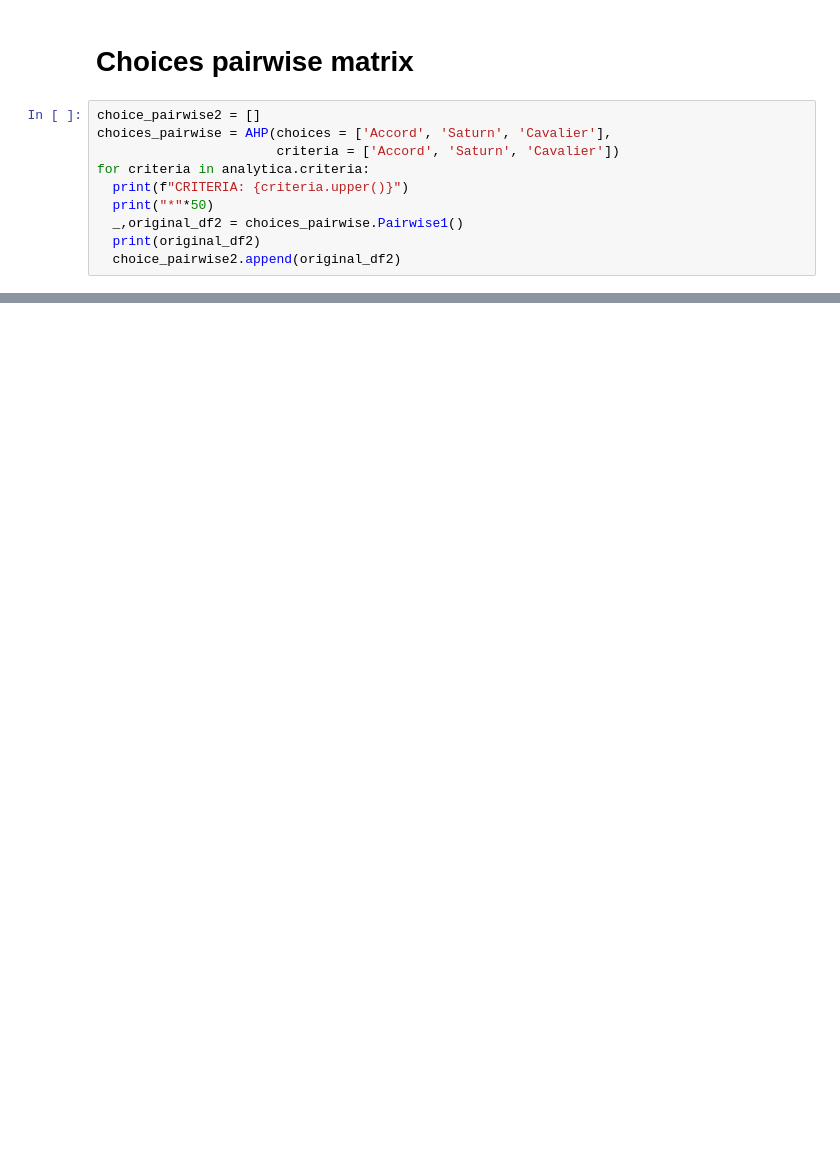
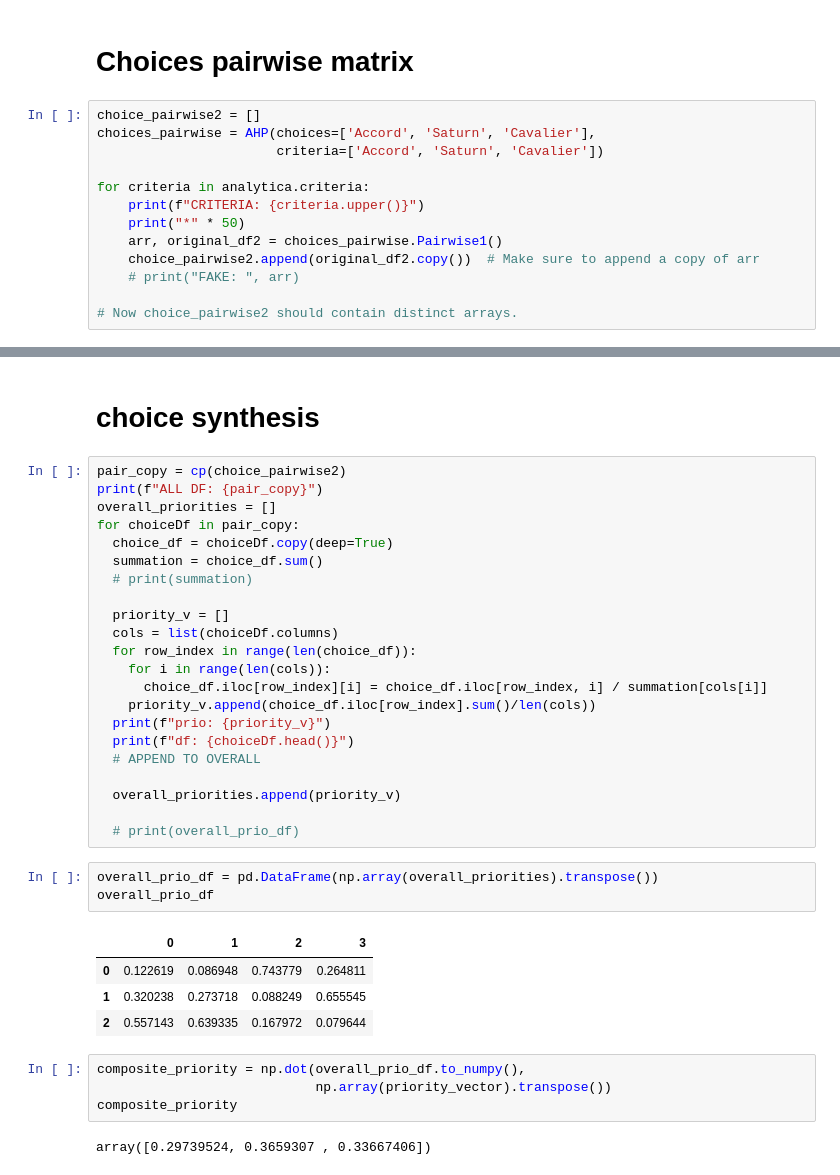
Before and after one commit to coldsober-irene/ASSIGNMENTS, a Jupyter notebook: AHP.ipynb, the cells around one changed output, grey strips where cells are left out. Cells and saved outputs as stored; diff of their text form; blank space fills up the shorter version.

```diff
--- a/AHP.ipynb
+++ b/AHP.ipynb
@@ -143,14 +140,17 @@ C_ratio
 # Choices pairwise matrix
 # %%
 choice_pairwise2 = []
-choices_pairwise = AHP(choices = ['Accord', 'Saturn', 'Cavalier'],
-                       criteria = ['Accord', 'Saturn', 'Cavalier'])
+choices_pairwise = AHP(choices=['Accord', 'Saturn', 'Cavalier'],
+                       criteria=['Accord', 'Saturn', 'Cavalier'])
+
 for criteria in analytica.criteria:
-  print(f"CRITERIA: {criteria.upper()}")
-  print("*"*50)
-  _,original_df2 = choices_pairwise.Pairwise1()
-  print(original_df2)
-  choice_pairwise2.append(original_df2)
+    print(f"CRITERIA: {criteria.upper()}")
+    print("*" * 50)
+    arr, original_df2 = choices_pairwise.Pairwise1()
+    choice_pairwise2.append(original_df2.copy())  # Make sure to append a copy of arr
+    # print("FAKE: ", arr)
+
+# Now choice_pairwise2 should contain distinct arrays.
 # %% [output]
 CRITERIA: PRICE
 **************************************************
@@ -171,0 +191,38 @@ Cavalier    0.25  0.142857       1.0
+# %% [markdown]
+# choice synthesis
+# %%
+pair_copy = cp(choice_pairwise2)
+print(f"ALL DF: {pair_copy}")
+overall_priorities = []
+for choiceDf in pair_copy:
+  choice_df = choiceDf.copy(deep=True)
+  summation = choice_df.sum()
+  # print(summation)
+
+  priority_v = []
+  cols = list(choiceDf.columns)
+  for row_index in range(len(choice_df)):
+    for i in range(len(cols)):
+      choice_df.iloc[row_index][i] = choice_df.iloc[row_index, i] / summation[cols[i]]
+    priority_v.append(choice_df.iloc[row_index].sum()/len(cols))
+  print(f"prio: {priority_v}")
+  print(f"df: {choiceDf.head()}")
+  # APPEND TO OVERALL
+
+  overall_priorities.append(priority_v)
+
+  # print(overall_prio_df)
+# %%
+overall_prio_df = pd.DataFrame(np.array(overall_priorities).transpose())
+overall_prio_df
+# %% [output]
+|  | 0 | 1 | 2 | 3 |
+| 0 | 0.122619 | 0.086948 | 0.743779 | 0.264811 |
+| 1 | 0.320238 | 0.273718 | 0.088249 | 0.655545 |
+| 2 | 0.557143 | 0.639335 | 0.167972 | 0.079644 |
+# %%
+composite_priority = np.dot(overall_prio_df.to_numpy(),
+                            np.array(priority_vector).transpose())
+composite_priority
+# %% [output]
+array([0.29739524, 0.3659307 , 0.33667406])
```
Also changed, not shown: parts of 13 cells of this notebook.
